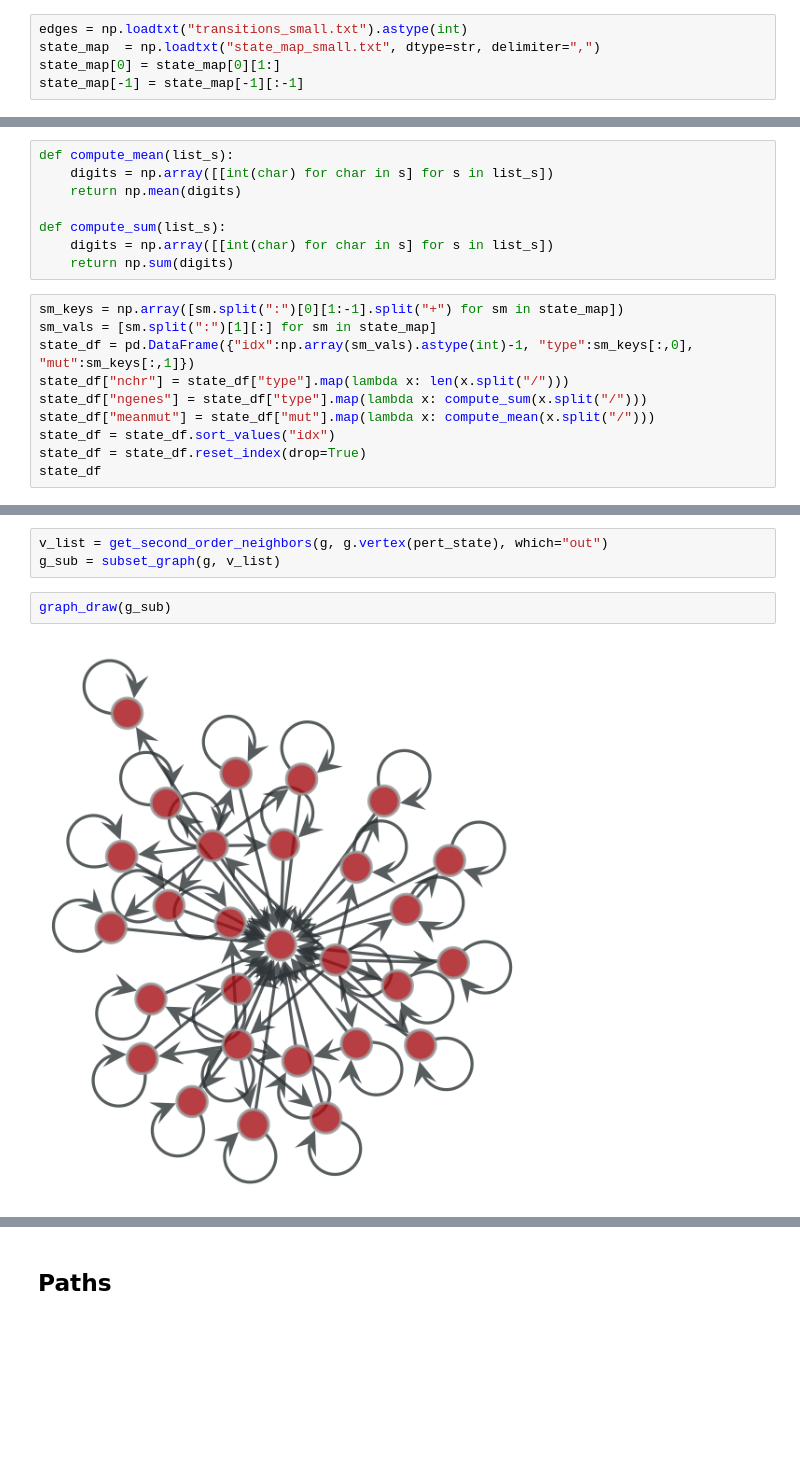
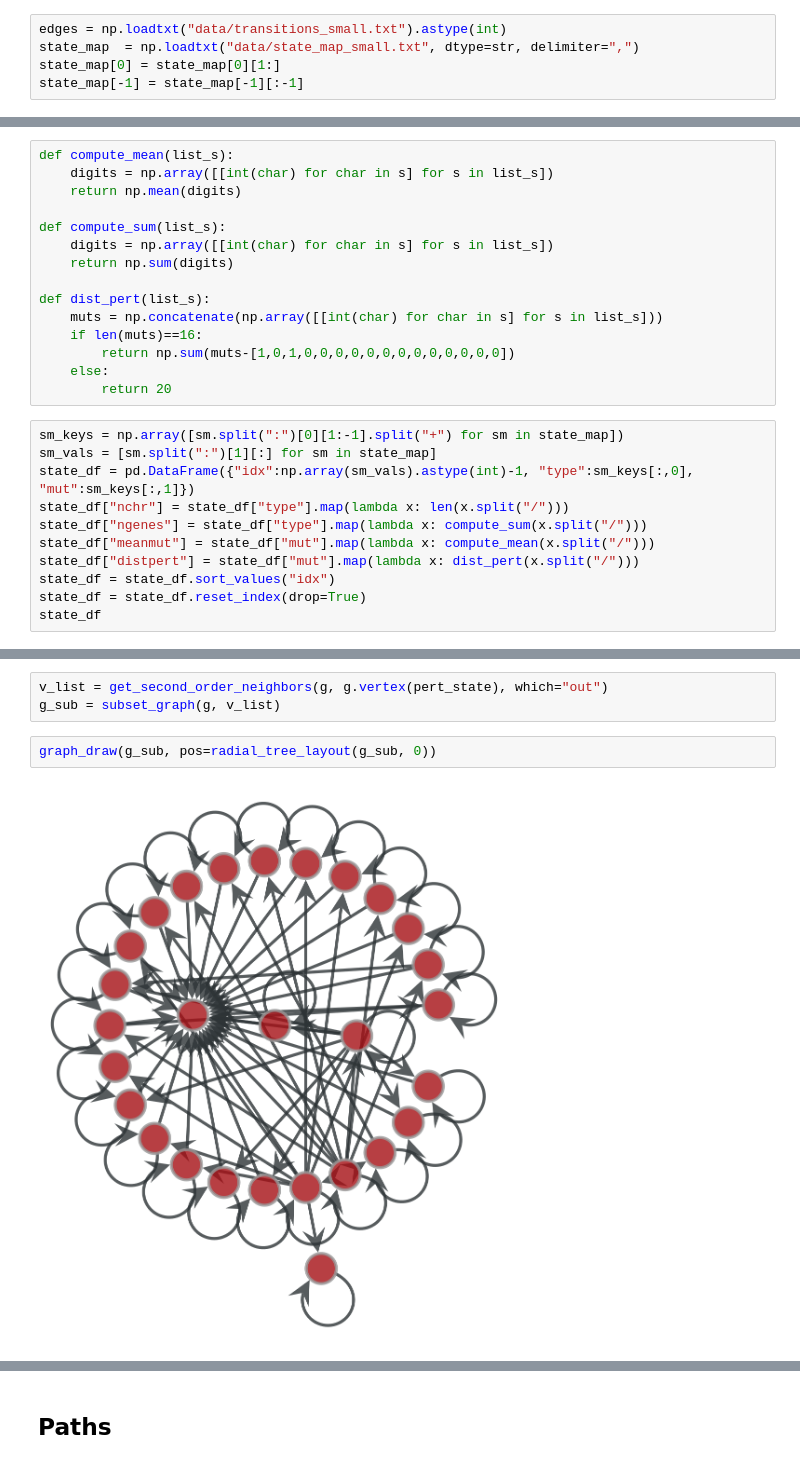
Before and after one commit to francescozambelli/CancerEvo, a Jupyter notebook: net.ipynb, the cells around one changed output, grey strips where cells are left out. Drawn from its saved outputs; the diff is of its cells as text; blank space fills up the shorter version.

```diff
--- a/net.ipynb
+++ b/net.ipynb
@@ -14,7 +14,7 @@ import imageio
 import os
 import shutil
 # %%
-edges = np.loadtxt("transitions_small.txt").astype(int)
-state_map  = np.loadtxt("state_map_small.txt", dtype=str, delimiter=",")
+edges = np.loadtxt("data/transitions_small.txt").astype(int)
+state_map  = np.loadtxt("data/state_map_small.txt", dtype=str, delimiter=",")
 state_map[0] = state_map[0][1:]
 state_map[-1] = state_map[-1][:-1]
@@ -54,6 +28,13 @@ def compute_mean(list_s):
 def compute_sum(list_s):
     digits = np.array([[int(char) for char in s] for s in list_s])
     return np.sum(digits)
+
+def dist_pert(list_s):
+    muts = np.concatenate(np.array([[int(char) for char in s] for s in list_s]))
+    if len(muts)==16:
+        return np.sum(muts-[1,0,1,0,0,0,0,0,0,0,0,0,0,0,0,0])
+    else:
+        return 20
 # %%
 sm_keys = np.array([sm.split(":")[0][1:-1].split("+") for sm in state_map])
 sm_vals = [sm.split(":")[1][:] for sm in state_map]
@@ -61,6 +42,7 @@ state_df = pd.DataFrame({"idx":np.array(sm_vals).astype(int)-1, "type":sm_keys[:
 state_df["nchr"] = state_df["type"].map(lambda x: len(x.split("/")))
 state_df["ngenes"] = state_df["type"].map(lambda x: compute_sum(x.split("/")))
 state_df["meanmut"] = state_df["mut"].map(lambda x: compute_mean(x.split("/")))
+state_df["distpert"] = state_df["mut"].map(lambda x: dist_pert(x.split("/")))
 state_df = state_df.sort_values("idx")
 state_df = state_df.reset_index(drop=True)
 state_df
@@ -215,6 +266,6 @@ def subset_graph(g, v_list):
 v_list = get_second_order_neighbors(g, g.vertex(pert_state), which="out")
 g_sub = subset_graph(g, v_list)
 # %%
-graph_draw(g_sub)
+graph_draw(g_sub, pos=radial_tree_layout(g_sub, 0))
 # %% [output]
-[figure, old version]
+[figure, new version]
```
Also changed, not shown: parts of 17 cells of this notebook, 12 other files.
